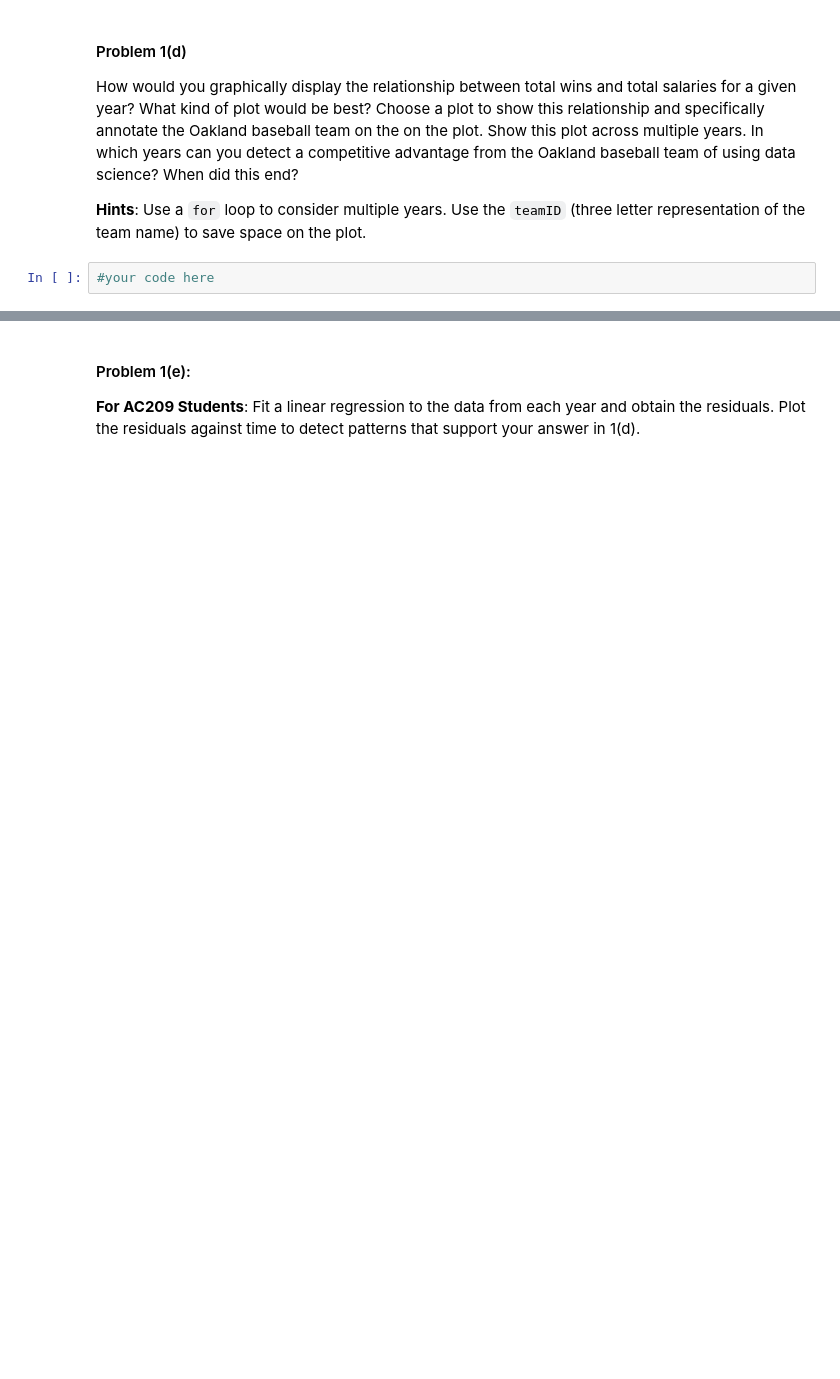
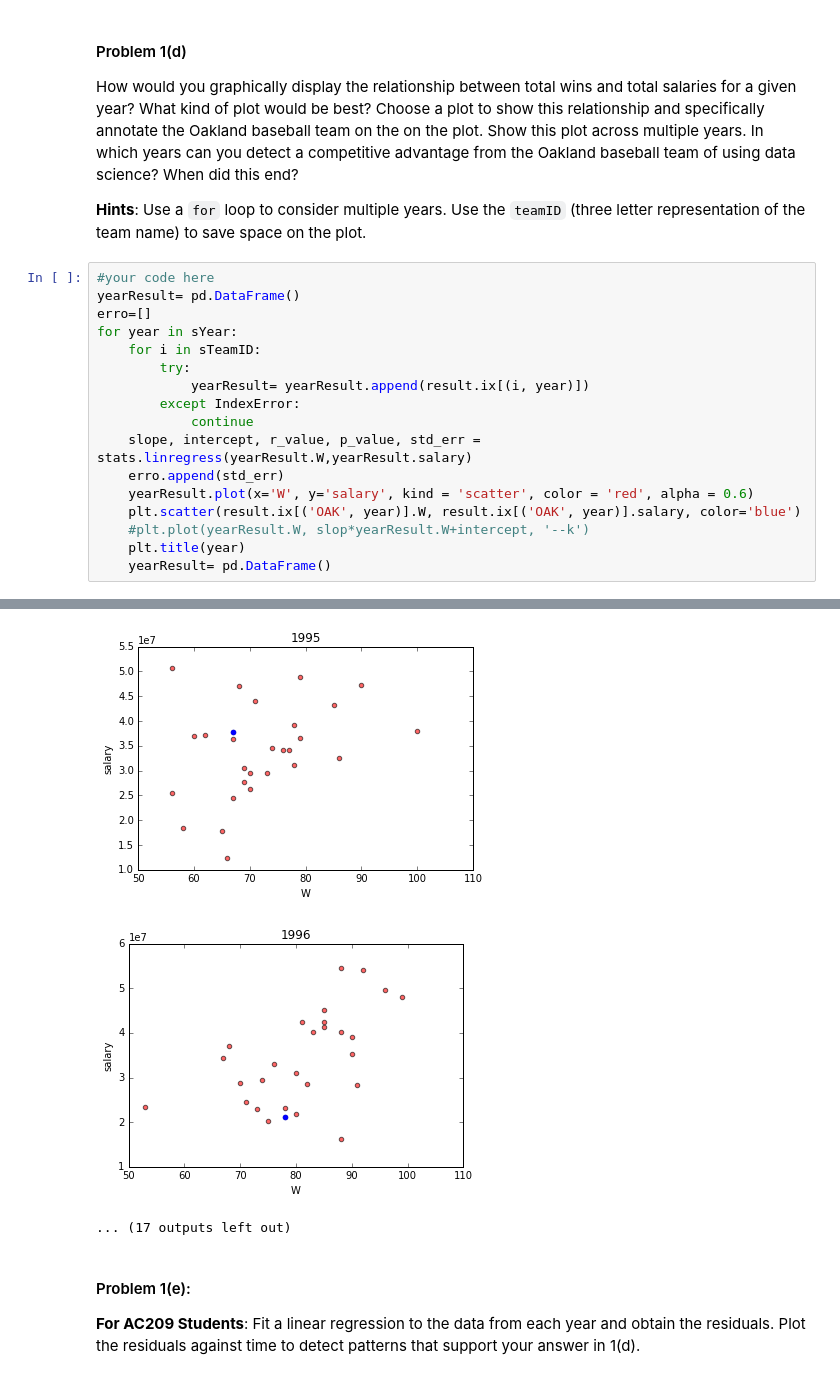
Before and after one commit to ouassimk/2014, a Jupyter notebook: homework/HW1.nbconvert.ipynb, the cells around one changed output, grey strips where cells are left out. Cells and saved outputs as stored; diff of their text form; blank space fills up the shorter version.

```diff
--- a/homework/HW1.nbconvert.ipynb
+++ b/homework/HW1.nbconvert.ipynb
@@ -304,5 +280,21 @@ set([u'MIL', u'MIN', u'TOR', u'ATL', u'BOS', u'DET', u'CIN', u'NYN', u'FLO', u'C
 How would you graphically display the relationship between total wins and total salaries for a given year? What kind of plot would be best? Choose a plot to show this relationship and specifically annotate the Oakland baseball team on the on the plot. Show this plot across multiple years. In which years can you detect a competitive advantage from the Oakland baseball team of using data science? When did this end?
 
 **Hints**: Use a `for` loop to consider multiple years. Use the `teamID` (three letter representation of the team name) to save space on the plot.
-# %%
-#your code here
+# %%
+#your code here
+yearResult= pd.DataFrame()
+erro=[]
+for year in sYear:
+    for i in sTeamID:
+        try:
+            yearResult= yearResult.append(result.ix[(i, year)])
+        except IndexError:
+            continue
+    slope, intercept, r_value, p_value, std_err = stats.linregress(yearResult.W,yearResult.salary)
+    erro.append(std_err)
+    yearResult.plot(x='W', y='salary', kind = 'scatter', color = 'red', alpha = 0.6)
+    plt.scatter(result.ix[('OAK', year)].W, result.ix[('OAK', year)].salary, color='blue')
+    #plt.plot(yearResult.W, slop*yearResult.W+intercept, '--k')
+    plt.title(year)
+    yearResult= pd.DataFrame()
+# %% [output]
@@ -309,3 +311,6 @@ How would you graphically display the relationship between total wins and total
+[figure, added]
+[figure, added]
+... (17 outputs left out)
 # %% [markdown]
 #### Problem 1(e):
 
```
Also changed, not shown: parts of 9 cells of this notebook.
